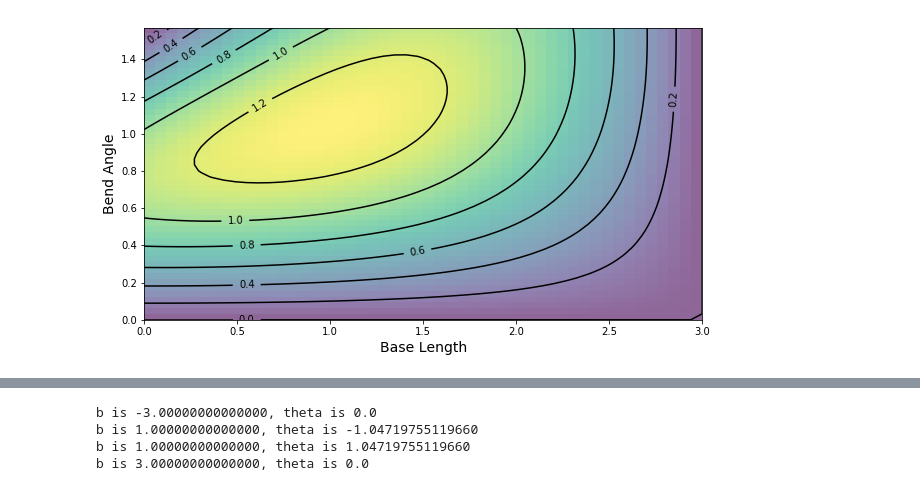
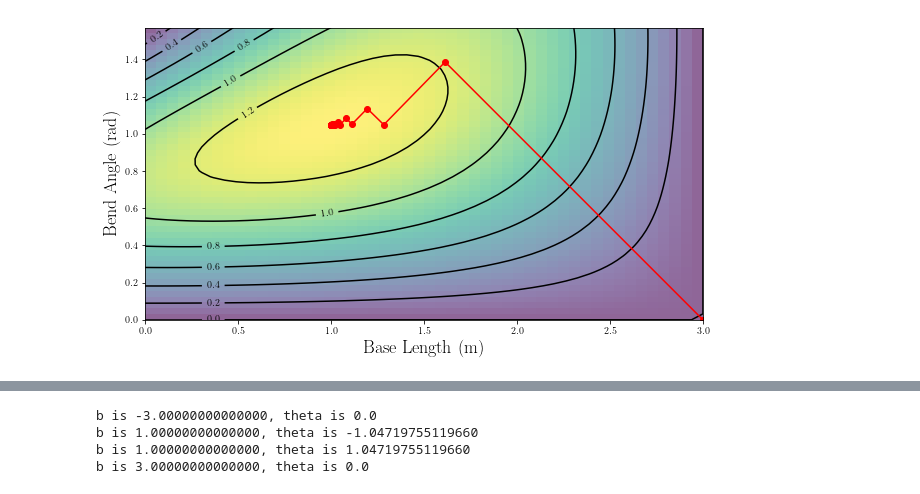
Before and after one commit to thetruejacob/CS164, a Jupyter notebook: Exact Line Search.ipynb, the cells around one changed output, grey strips where cells are left out. Cells and saved outputs as stored; diff of their text form; code cells hidden in the pictures.

Commit message:
Plots and Convergence Table

```diff
--- a/Exact Line Search.ipynb
+++ b/Exact Line Search.ipynb
@@ -10,18 +39,8 @@ $$ A(b,\theta) = ab \sin(\theta) + a^2 \sin(\theta)  \cos(\theta)  = a \sin(\the
 # %%
-import numpy as np
-import matplotlib.pyplot as plt
-from matplotlib import cm
-from mpl_toolkits.mplot3d import Axes3D
-import seaborn as sns
-
-b = np.linspace(0, 3)
-theta = np.linspace(0, np.pi/2)
-b, theta = np.meshgrid(b, theta)
-
-area =  0.5 * (3-b) * np.sin(theta) * (b + 0.5 * (3-b)* np.cos(theta))
-
 fig = plt.figure(figsize = (10, 6))
 ax = fig.gca(projection='3d')
+plt.rc('text', usetex=True)
+plt.rc('font', family='serif')
 surf = ax.plot_surface(b, theta, area, cmap = 'viridis',
                        linewidth = 0.01, antialiased = True, alpha = 0.8)
 cset = ax.contour(b, theta, area, zdir='b',  colors = 'black', linewidths = 2)
@@ -29,7 +48,10 @@ ax.view_init(elev=70, azim=-90)
 
 
 # plt.title('Area as function of Base Length and Bend Angle', fontsize=20)
-plt.xlabel('Base Length', fontsize=14)
-plt.ylabel('Bend Angle', fontsize=14)
+plt.xlabel(r'Base Length (m)', fontsize=14)
+plt.ylabel(r'Bend Angle ($\textrm{rad}$)', fontsize=14)
+
+plt.savefig("Unconstrained Optimization/3dplot.png", bbox_inches='tight')
+
 plt.show()
 # %% [output]
@@ -37,12 +118,23 @@ plt.show()
 # %%
+start = np.array([2.9999,0.0001])
+xs, fs, alphs = bisection(func, start)
+
 fig, ax = plt.subplots(figsize = (10,6))
+
+plt.rc('text', usetex=True)
+plt.rc('font', family='serif')
+
 CS = ax.contour(b, theta, area,  colors = 'black', antialiased = True)
 plt.clabel(CS, inline=1, fmt = '%1.1f', fontsize=10)
 plt.imshow(area, extent = [0, 3, 0, np.pi/2], origin = 'lower', cmap='viridis', alpha = 0.6)
+plt.plot(xs[:,0], xs[:,1], 'r-o')
 
 # plt.title('Area as function of Base Length and Bend Angle', fontsize=20)
-plt.xlabel('Base Length', fontsize=14)
-plt.ylabel('Bend Angle', fontsize=14)
+plt.xlabel(r'Base Length (m)', fontsize=18)
+plt.ylabel(r'Bend Angle ($\textrm{rad}$)', fontsize=18)
+
+plt.savefig("Unconstrained Optimization/2dplotoptimized.png", bbox_inches='tight')
+
 plt.show()
 # %% [output]
-[figure, old version]
+[figure, new version]
```
Also changed, not shown: parts of 13 cells of this notebook, 6 other files.
